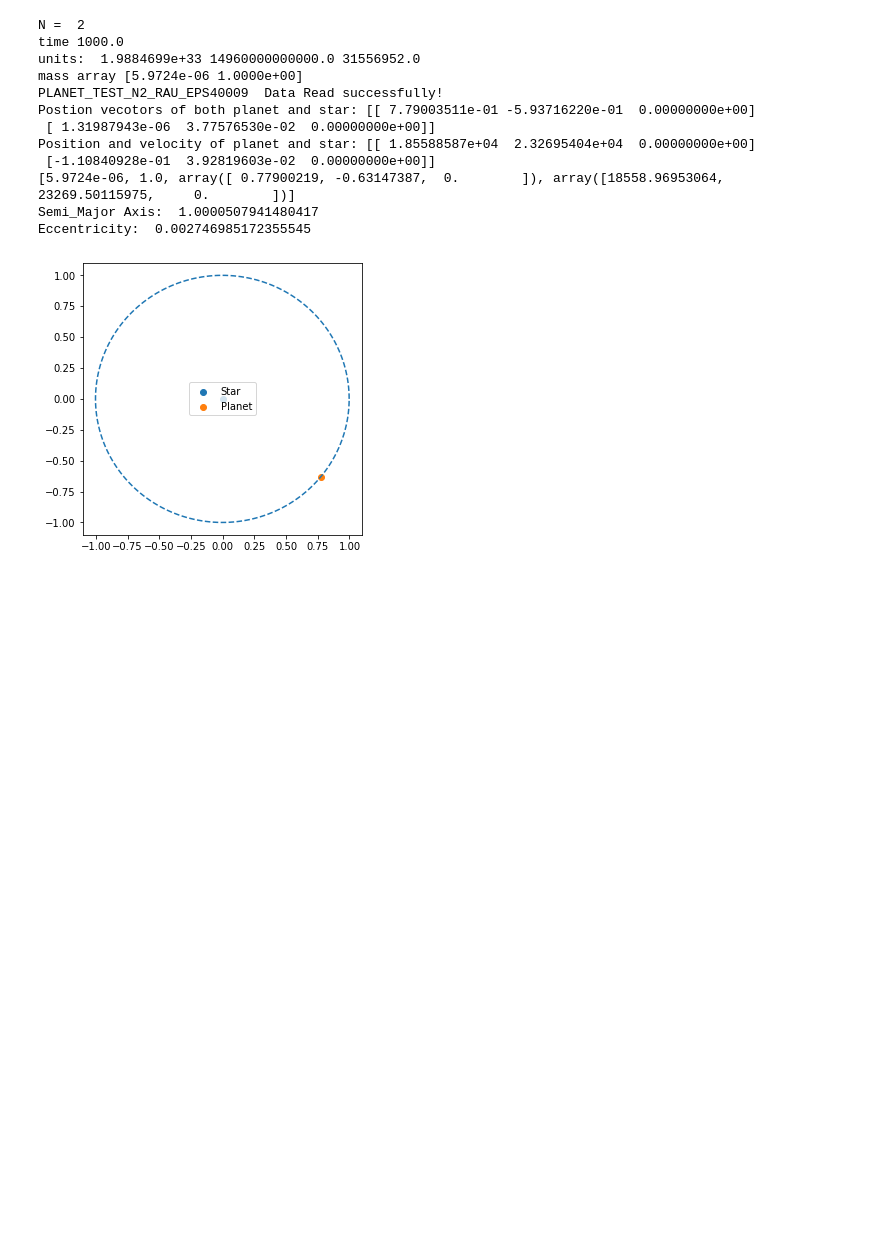
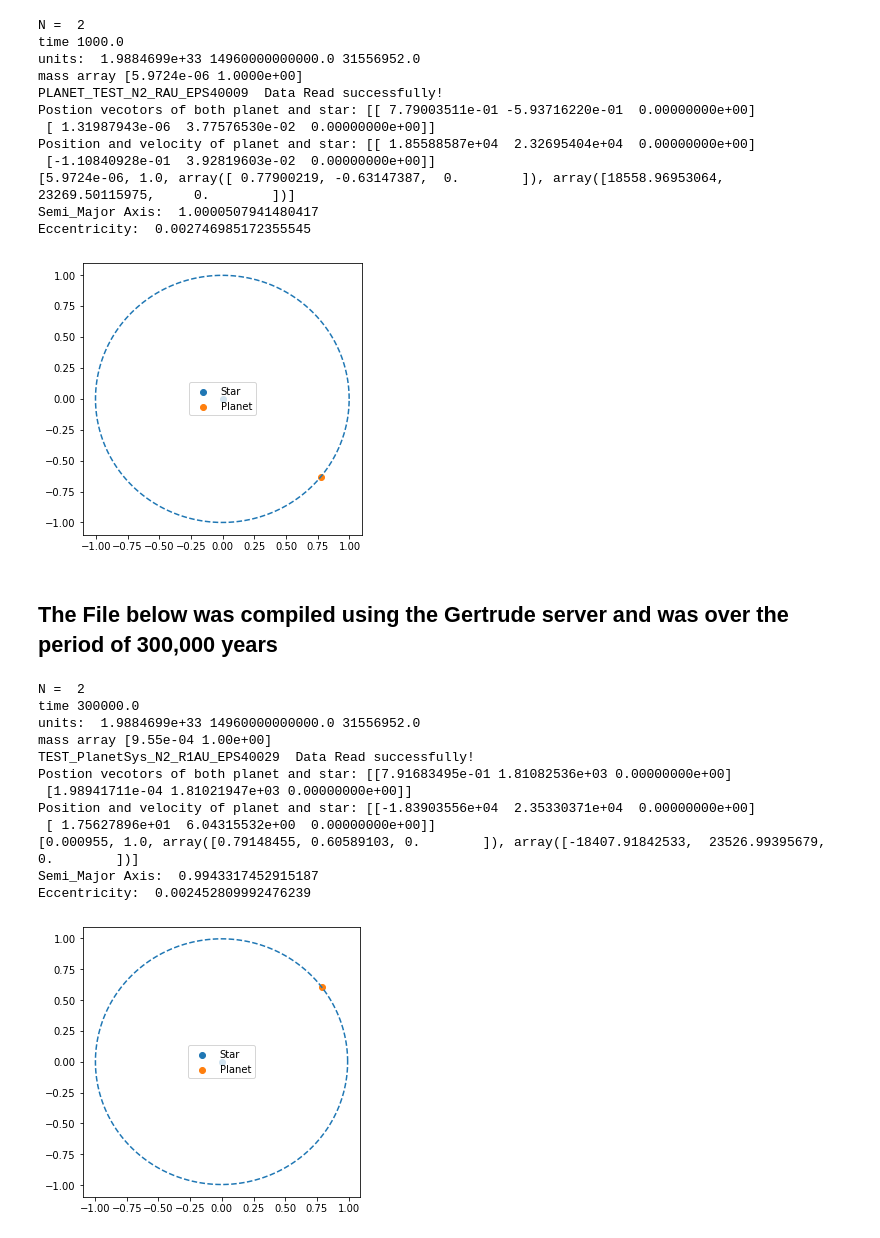
Before and after one commit to RhysAlfShaw/MSc_Project_Code, a Jupyter notebook: Sys_around_clusterstar.ipynb, the cells around one changed output. Saved outputs shown, nothing was run; the diff lists cells and outputs as text; code cells hidden in the pictures; blank space fills up the shorter version.

Commit message:
gerturde_data

```diff
--- a/Sys_around_clusterstar.ipynb
+++ b/Sys_around_clusterstar.ipynb
@@ -67,3 +67,34 @@ Position and velocity of planet and star: [[ 1.85588587e+04  2.32695404e+04  0.0
 Semi_Major Axis:  1.0000507941480417
 Eccentricity:  0.002746985172355545
 [figure]
+# %% [markdown]
+## The File below was compiled using the Gertrude server and was over the period of 300,000 years
+# %%
+Sim_Data = cp.data('TEST_PlanetSys_N2_R1AU_EPS40029')
+Sim_Data.read()
+R = np.vstack((Sim_Data.x,Sim_Data.y,Sim_Data.z)).T
+V = np.vstack((Sim_Data.vx,Sim_Data.vy,Sim_Data.vz)).T*v_to_m
+print('Postion vecotors of both planet and star:',R)
+print('Position and velocity of planet and star:',V)
+data = [Sim_Data.mass[0],Sim_Data.mass[1],(R[0]-R[1]),(V[0]-V[1])] # since we need star on origin.
+print(data)
+Datmeas = cp.measure(data)
+a = Datmeas.calculate_a()
+print('Semi_Major Axis: ',a)
+e = Datmeas.calculate_e(a)
+print('Eccentricity: ',e)
+Datmeas.graph('2D',a,e)
+# %% [output]
+N =  2
+time 300000.0
+units:  1.9884699e+33 14960000000000.0 31556952.0
+mass array [9.55e-04 1.00e+00]
+TEST_PlanetSys_N2_R1AU_EPS40029  Data Read successfully!
+Postion vecotors of both planet and star: [[7.91683495e-01 1.81082536e+03 0.00000000e+00]
+ [1.98941711e-04 1.81021947e+03 0.00000000e+00]]
+Position and velocity of planet and star: [[-1.83903556e+04  2.35330371e+04  0.00000000e+00]
+ [ 1.75627896e+01  6.04315532e+00  0.00000000e+00]]
+[0.000955, 1.0, array([0.79148455, 0.60589103, 0.        ]), array([-18407.91842533,  23526.99395679,      0.        ])]
+Semi_Major Axis:  0.9943317452915187
+Eccentricity:  0.002452809992476239
+[figure, added]
```
Also changed, not shown: 1 other file.
